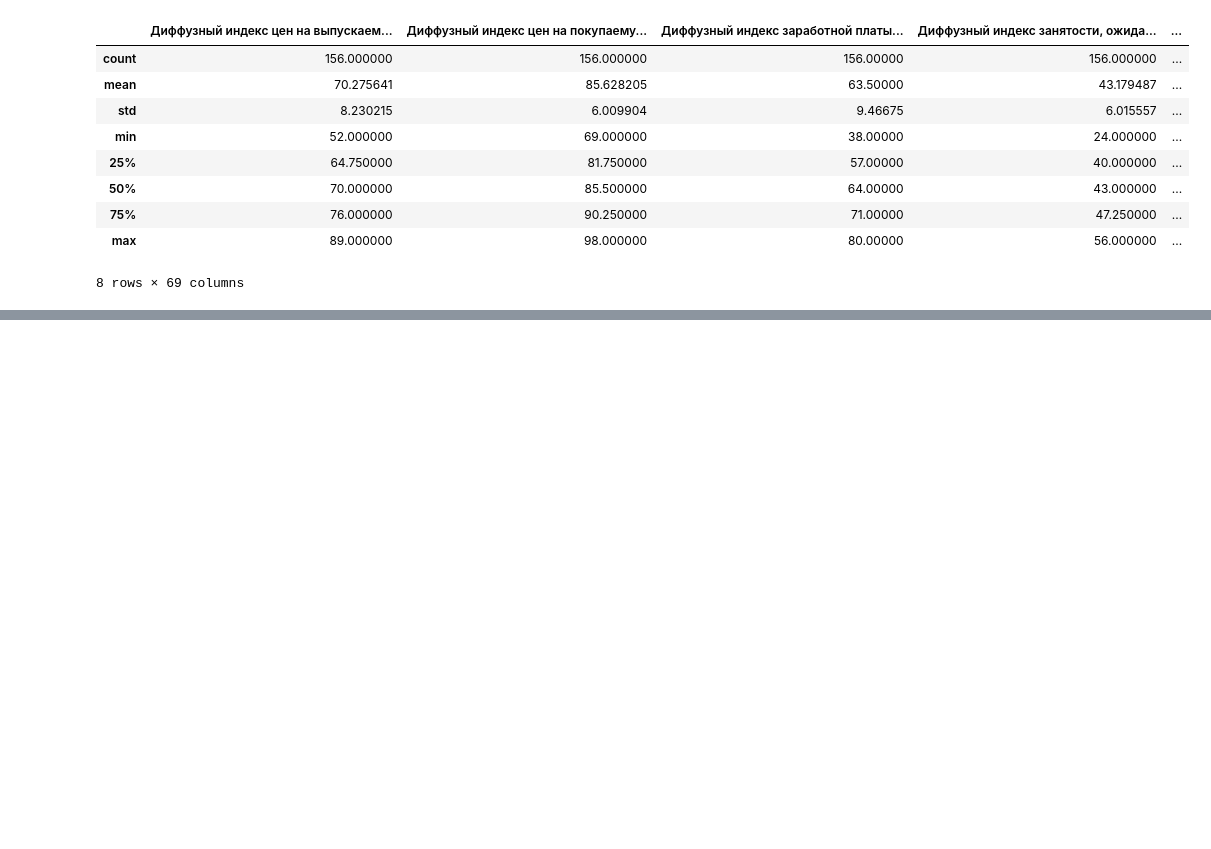
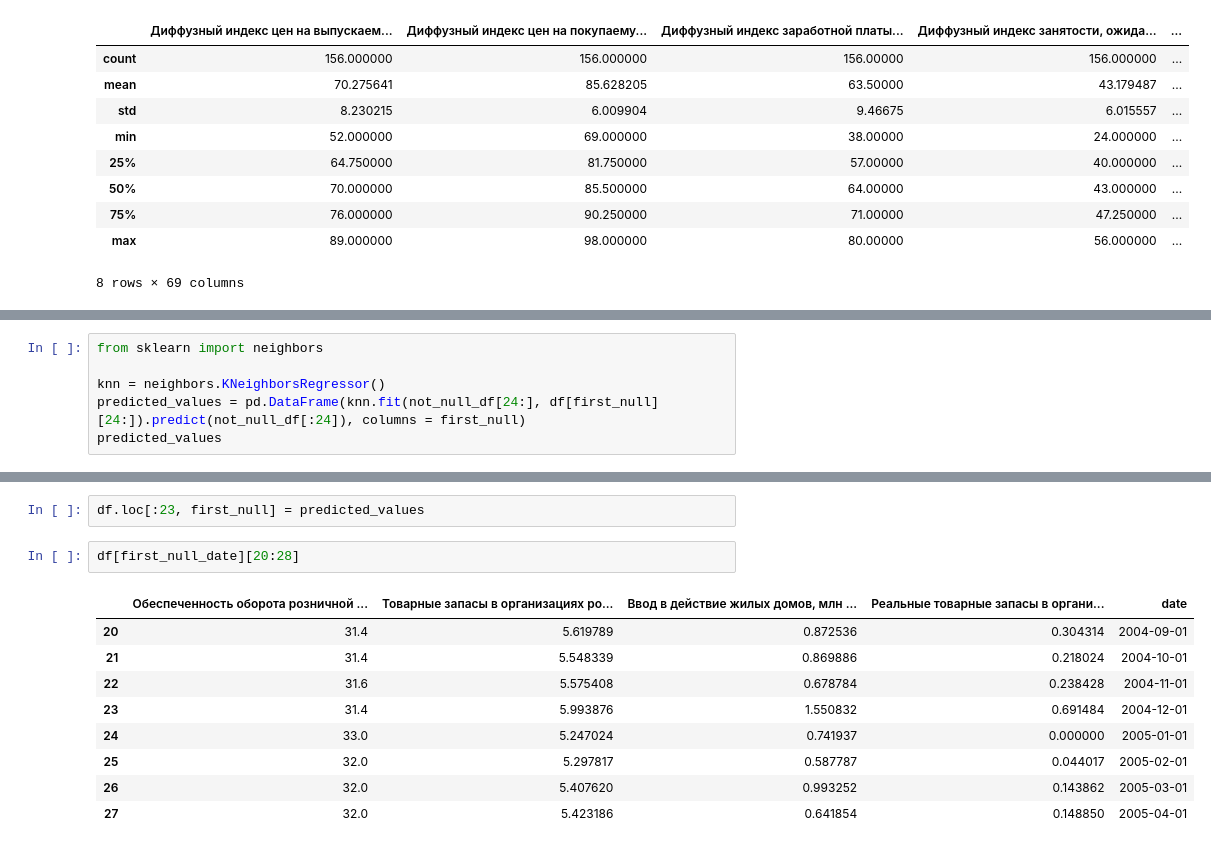
Before and after one commit to Demi-Mur/CBR_HACK, a Jupyter notebook: Analitic.ipynb, the cells around one changed output, grey strips where cells are left out. Drawn from its saved outputs; the diff is of its cells as text; blank space fills up the shorter version.

```diff
--- a/Analitic.ipynb
+++ b/Analitic.ipynb
@@ -76,0 +118,6 @@ df
+# %%
+from sklearn import neighbors
+
+knn = neighbors.KNeighborsRegressor()
+predicted_values = pd.DataFrame(knn.fit(not_null_df[24:], df[first_null][24:]).predict(not_null_df[:24]), columns = first_null)
+predicted_values
@@ -76,0 +142,14 @@ df
+# %%
+df.loc[:23, first_null] = predicted_values
+# %%
+df[first_null_date][20:28]
+# %% [output]
+|  | Обеспеченность оборота розничной ... | Товарные запасы в организациях ро... | Ввод в действие жилых домов, млн ... | Реальные товарные запасы в органи... | date |
+| 20 | 31.4 | 5.619789 | 0.872536 | 0.304314 | 2004-09-01 |
+| 21 | 31.4 | 5.548339 | 0.869886 | 0.218024 | 2004-10-01 |
+| 22 | 31.6 | 5.575408 | 0.678784 | 0.238428 | 2004-11-01 |
+| 23 | 31.4 | 5.993876 | 1.550832 | 0.691484 | 2004-12-01 |
+| 24 | 33.0 | 5.247024 | 0.741937 | 0.000000 | 2005-01-01 |
+| 25 | 32.0 | 5.297817 | 0.587787 | 0.044017 | 2005-02-01 |
+| 26 | 32.0 | 5.407620 | 0.993252 | 0.143862 | 2005-03-01 |
+| 27 | 32.0 | 5.423186 | 0.641854 | 0.148850 | 2005-04-01 |
```
Also changed, not shown: parts of 14 cells of this notebook.
